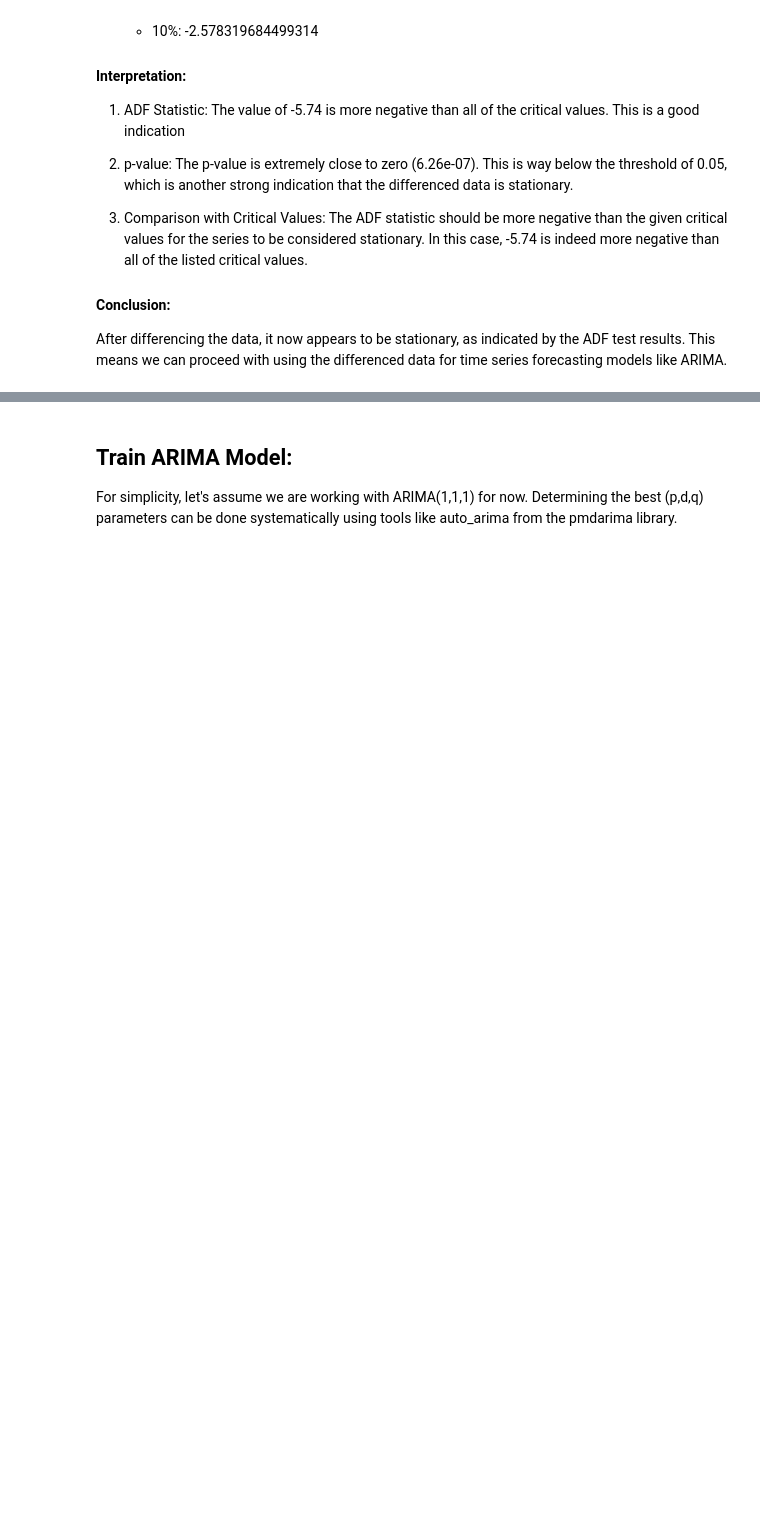
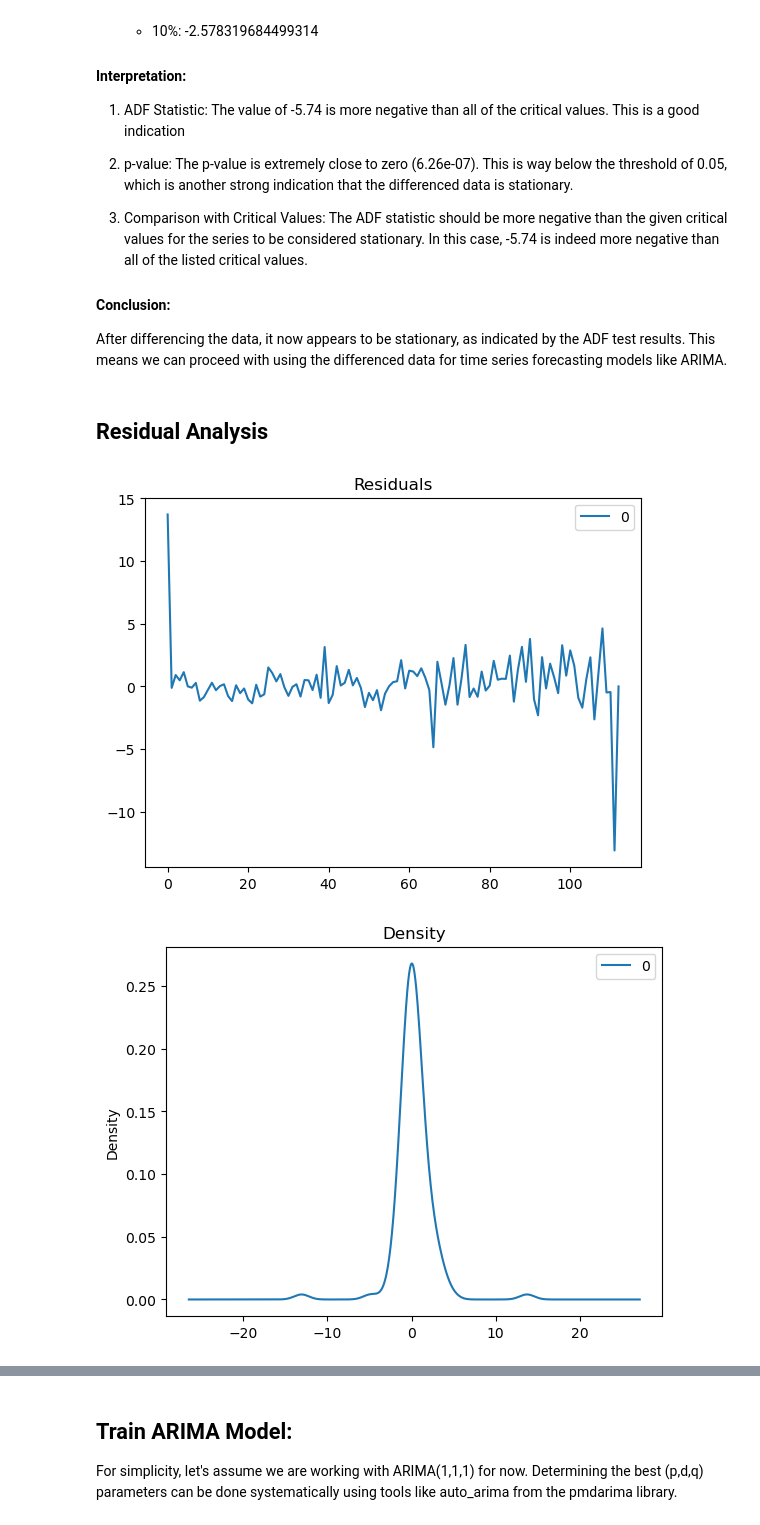
Before and after one commit to Hutto04/The-Oval-Table, a Jupyter notebook: Maria-Mills/Models/ARIMA/arima-1.ipynb, the cells around one changed output, grey strips where cells are left out. Drawn from its saved outputs; the diff is of its cells as text; code cells hidden in the pictures; blank space fills up the shorter version.

```diff
--- a/Maria-Mills/Models/ARIMA/arima-1.ipynb
+++ b/Maria-Mills/Models/ARIMA/arima-1.ipynb
@@ -107,3 +113,14 @@ Critial Values:
 
 #### Conclusion:
 After differencing the data, it now appears to be stationary, as indicated by the ADF test results. This means we can proceed with using the differenced data for time series forecasting models like ARIMA.
+# %% [markdown]
+## Residual Analysis
+# %%
+residuals = pd.DataFrame(results.resid)
+residuals.plot(title="Residuals")
+plt.show()
+residuals.plot(kind='kde', title='Density')
+plt.show()
+# %% [output]
+[figure, added]
+[figure, added]
```
Also changed, not shown: parts of 12 cells of this notebook, 11 other files.
